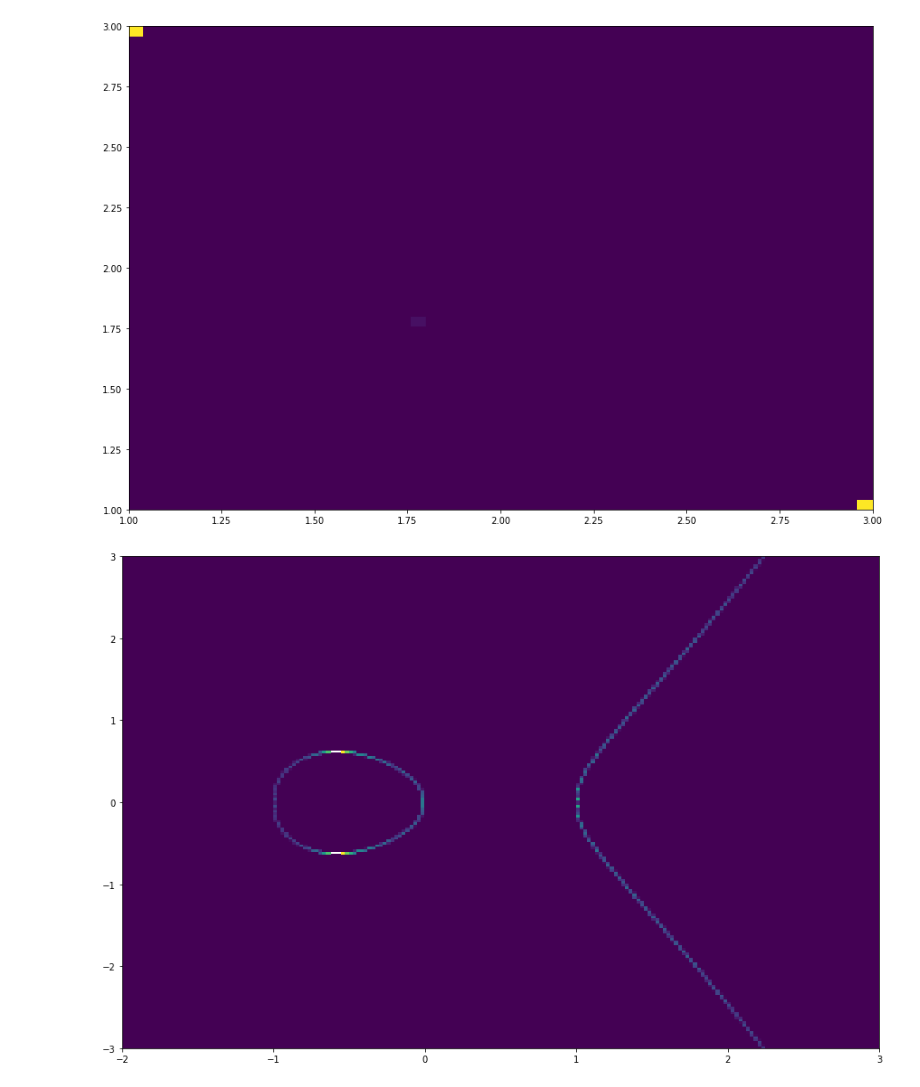
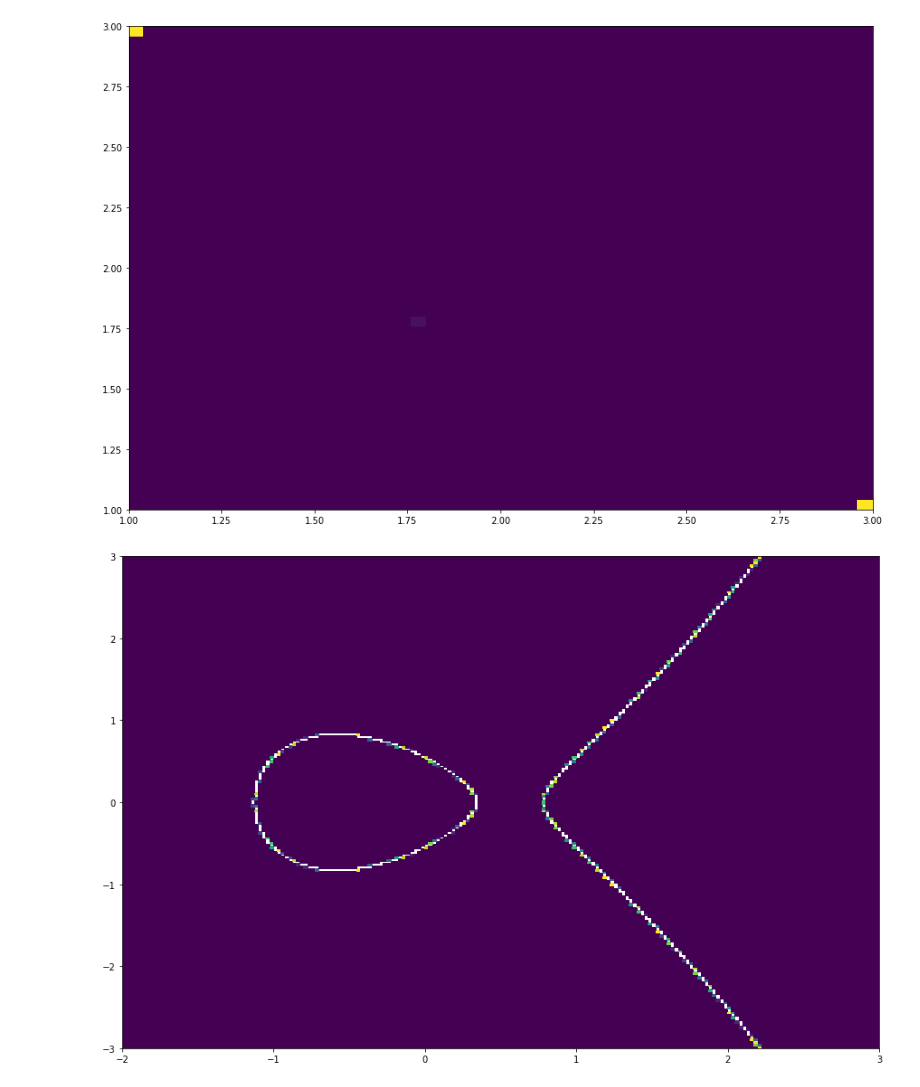
Before and after one commit to symbench/constraint-prog, a Jupyter notebook: notebooks/newton_raphson.ipynb, the cells around one changed output. Drawn from its saved outputs; the diff is of its cells as text; code cells hidden in the pictures.

```diff
--- a/notebooks/newton_raphson.ipynb
+++ b/notebooks/newton_raphson.ipynb
@@ -221,21 +221,19 @@ def elliptic_curve(input_data):
     of shape [*, 1].
     """
     assert input_data.shape[-1] == 2
-    input_data = input_data.transpose(0, -1)
-    x = input_data[0]
-    y = input_data[1]
-    return (x * x * x - x - y * y).unsqueeze(-1)
+    x, y = input_data.unbind(dim=-1)
+    return (x * x * x - x - y * y + 0.3).unsqueeze(-1)
 # %%
 xpos = torch.linspace(-2.0, 3.0, 100)
-ypos = torch.linspace(-4.0, 4.0, 100)
+ypos = torch.linspace(-3.0, 3.0, 100)
 input_data = torch.stack(torch.meshgrid(xpos, ypos), dim=-1)
 output_data = newton_rapson(elliptic_curve, input_data, iter=20, epsilon=1e-3)
 
 plt.hist2d(
     output_data[:, :, 0].flatten().numpy(),
     output_data[:, :, 1].flatten().numpy(),
     range=[[-2, 3], [-3, 3]],
-    bins=200, cmax=100)
+    bins=200, cmax=10)
 plt.show()
 # %% [output]
-[figure, old version]
+[figure, new version]
```
Also changed, not shown: parts of 1 cell of this notebook, 1 other file.
